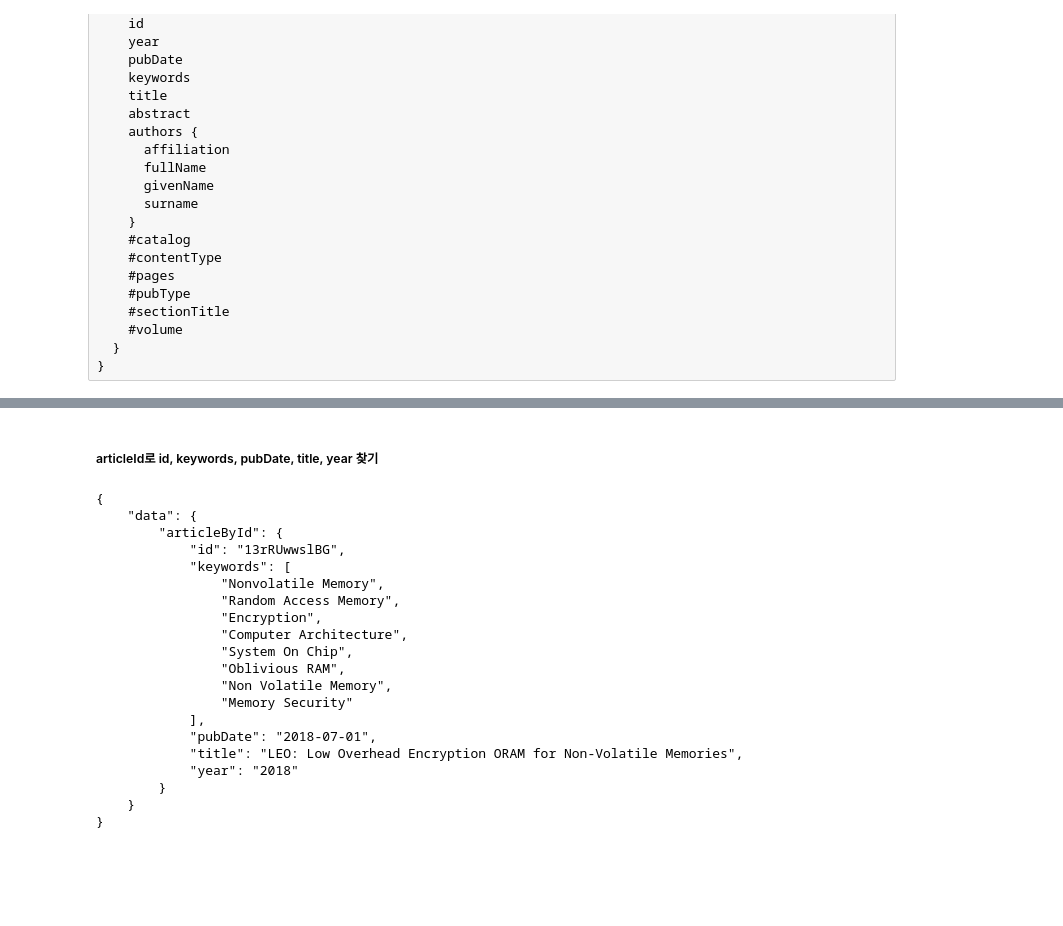
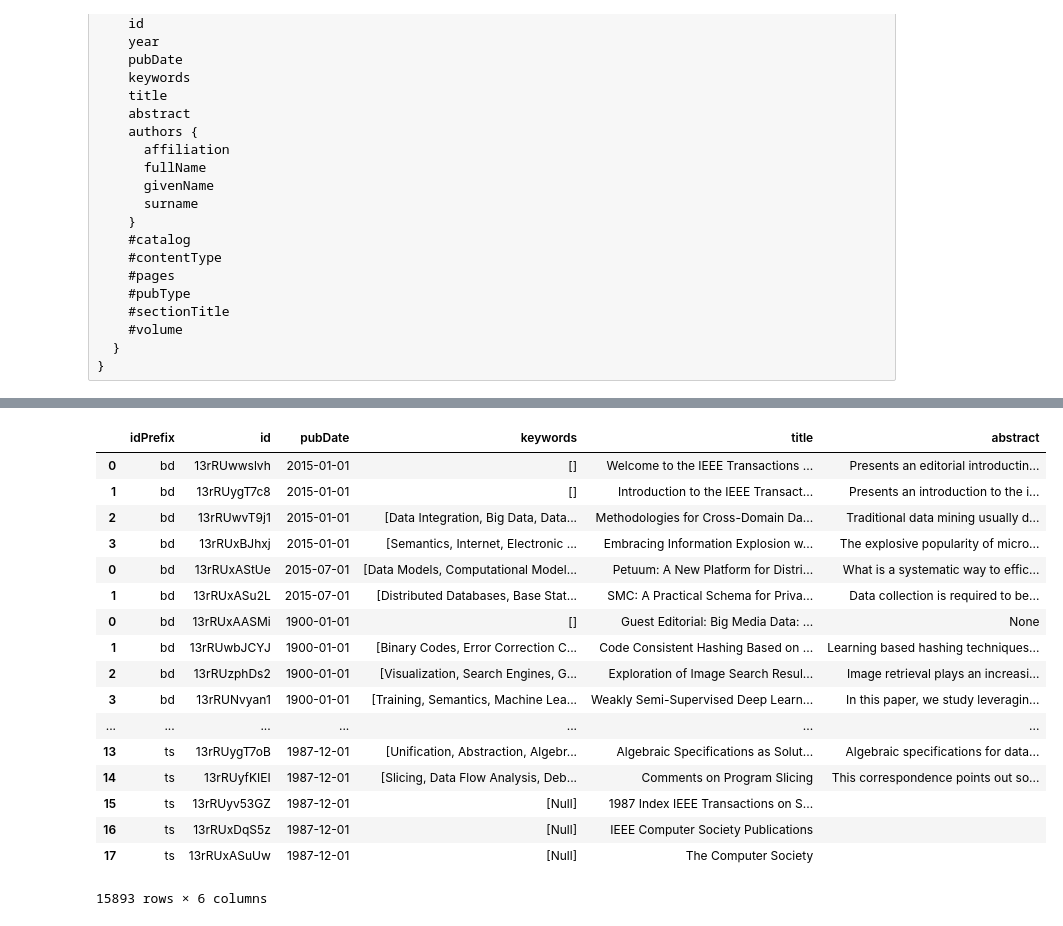
Before and after one commit to jaepil-choi/pyneer_trend_practice, a Jupyter notebook: IEEE_scraping_collab.ipynb, the cells around one changed output, grey strips where cells are left out. Drawn from its saved outputs; the diff is of its cells as text; code cells hidden in the pictures; blank space fills up the shorter version.

Commit message:
finish articles scraping. Save the result to pickle. (pickle not uploaded to git)

```diff
--- a/IEEE_scraping_collab.ipynb
+++ b/IEEE_scraping_collab.ipynb
@@ -244,8 +244,18 @@ query {
   }
 }
 # %%
-resp = requests.post("https://csdl-api.computer.org/api/v1/graphql",
-                      json={
-                          "variables":{"idPrefix":"ca", "year":"2018", "issueNum":"02"}, #ci, 2018, 02는 하나의 예시임. 실제로는 idPrefix, year, issueNum 바꿔가며 긁어오기
-                          "query":'query ($idPrefix : String!, $year : String!, $issueNum : String!) { articles(idPrefix: $idPrefix, year: $year, issueNum: $issueNum) { idPrefix id year pubDate keywords title abstract authors { affiliation fullName givenName surname } } }'
-                      })
+# 모두 한 테이블로 합치는 비효율적 구조. 다른 방법은 없을까? keywords도 어떻게 처리할 지 생각해보자.
+all_articles_df = pd.DataFrame()
+
+for key in log_progress(journals_groupbyID.groups.keys()):
+    temp_df = journals_groupbyID.get_group(key)
+
+    for _, row in temp_df.iterrows():
+        resp = requests.post("https://csdl-api.computer.org/api/v1/graphql",
+                          json={
+                              "variables":{"idPrefix":row['journalId'], "year":row['year'], "issueNum":row['issueNum']},
+                              "query":'query ($idPrefix : String!, $year : String!, $issueNum : String!) { articles(idPrefix: $idPrefix, year: $year, issueNum: $issueNum) { idPrefix id year pubDate keywords title abstract authors { affiliation fullName givenName surname } } }'
+                          })
+        body = resp.json()
+        labels = ['idPrefix', 'id', 'pubDate', 'keywords', 'title', 'abstract']
+        all_articles_df = all_articles_df.append(pd.DataFrame.from_records(body['data']['articles'], columns=labels))
@@ -274,2 +265,0 @@ print(json.dumps(body, indent=4))
-# %% [markdown]
-##### articleId로 id, keywords, pubDate, title, year 찾기
@@ -284,23 +266,21 @@ body = resp.json()
-# %%
-print(json.dumps(body, indent=4))
-# %% [output]
-{
-    "data": {
-        "articleById": {
-            "id": "13rRUwwslBG",
-            "keywords": [
-                "Nonvolatile Memory",
-                "Random Access Memory",
-                "Encryption",
-                "Computer Architecture",
-                "System On Chip",
-                "Oblivious RAM",
-                "Non Volatile Memory",
-                "Memory Security"
-            ],
-            "pubDate": "2018-07-01",
-            "title": "LEO: Low Overhead Encryption ORAM for Non-Volatile Memories",
-            "year": "2018"
-        }
-    }
-}
+# %%
+all_articles_df
+# %% [output]
+|  | idPrefix | id | pubDate | keywords | title | abstract |
+| 0 | bd | 13rRUwwslvh | 2015-01-01 | [] | Welcome to the IEEE Transactions ... | Presents an editorial introductin... |
+| 1 | bd | 13rRUygT7c8 | 2015-01-01 | [] | Introduction to the IEEE Transact... | Presents an introduction to the i... |
+| 2 | bd | 13rRUwvT9j1 | 2015-01-01 | [Data Integration, Big Data, Data... | Methodologies for Cross-Domain Da... | Traditional data mining usually d... |
+| 3 | bd | 13rRUxBJhxj | 2015-01-01 | [Semantics, Internet, Electronic ... | Embracing Information Explosion w... | The explosive popularity of micro... |
+| 0 | bd | 13rRUxAStUe | 2015-07-01 | [Data Models, Computational Model... | Petuum: A New Platform for Distri... | What is a systematic way to effic... |
+| 1 | bd | 13rRUxASu2L | 2015-07-01 | [Distributed Databases, Base Stat... | SMC: A Practical Schema for Priva... | Data collection is required to be... |
+| 0 | bd | 13rRUxAASMi | 1900-01-01 | [] | Guest Editorial: Big Media Data: ... | None |
+| 1 | bd | 13rRUwbJCYJ | 1900-01-01 | [Binary Codes, Error Correction C... | Code Consistent Hashing Based on ... | Learning based hashing techniques... |
+| 2 | bd | 13rRUzphDs2 | 1900-01-01 | [Visualization, Search Engines, G... | Exploration of Image Search Resul... | Image retrieval plays an increasi... |
+| 3 | bd | 13rRUNvyan1 | 1900-01-01 | [Training, Semantics, Machine Lea... | Weakly Semi-Supervised Deep Learn... | In this paper, we study leveragin... |
+| ... | ... | ... | ... | ... | ... | ... |
+| 13 | ts | 13rRUygT7oB | 1987-12-01 | [Unification, Abstraction, Algebr... | Algebraic Specifications as Solut... | Algebraic specifications for data... |
+| 14 | ts | 13rRUyfKIEI | 1987-12-01 | [Slicing, Data Flow Analysis, Deb... | Comments on Program Slicing | This correspondence points out so... |
+| 15 | ts | 13rRUyv53GZ | 1987-12-01 | [Null] | 1987 Index IEEE Transactions on S... |  |
+| 16 | ts | 13rRUxDqS5z | 1987-12-01 | [Null] | IEEE Computer Society Publications |  |
+| 17 | ts | 13rRUxASuUw | 1987-12-01 | [Null] | The Computer Society |  |
+15893 rows × 6 columns
```
Also changed, not shown: parts of 7 cells of this notebook, 1 other file.
